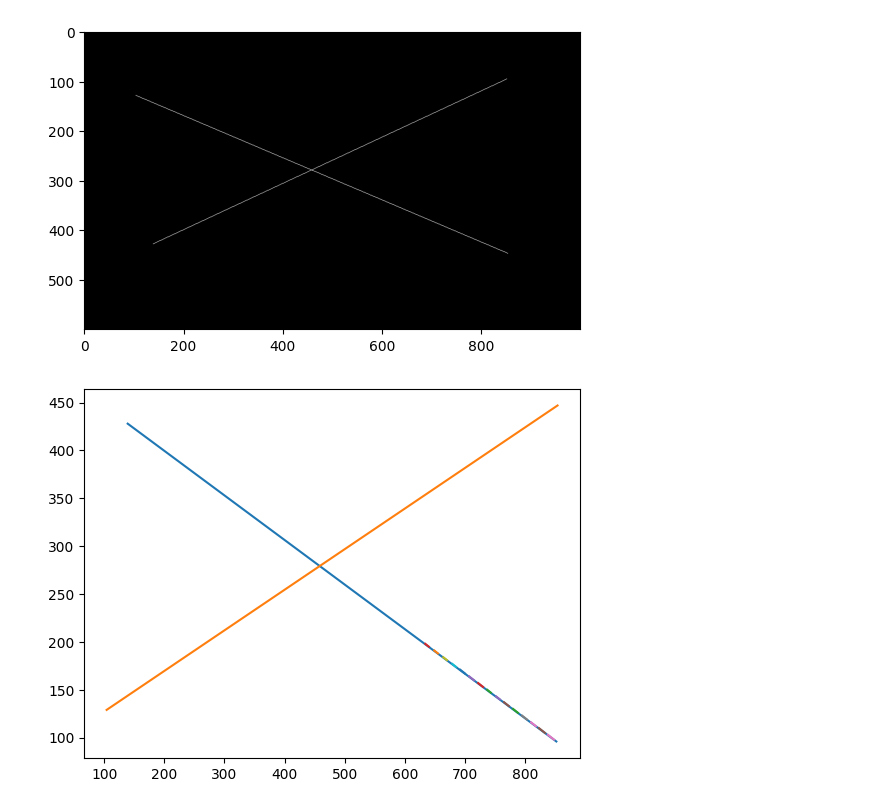
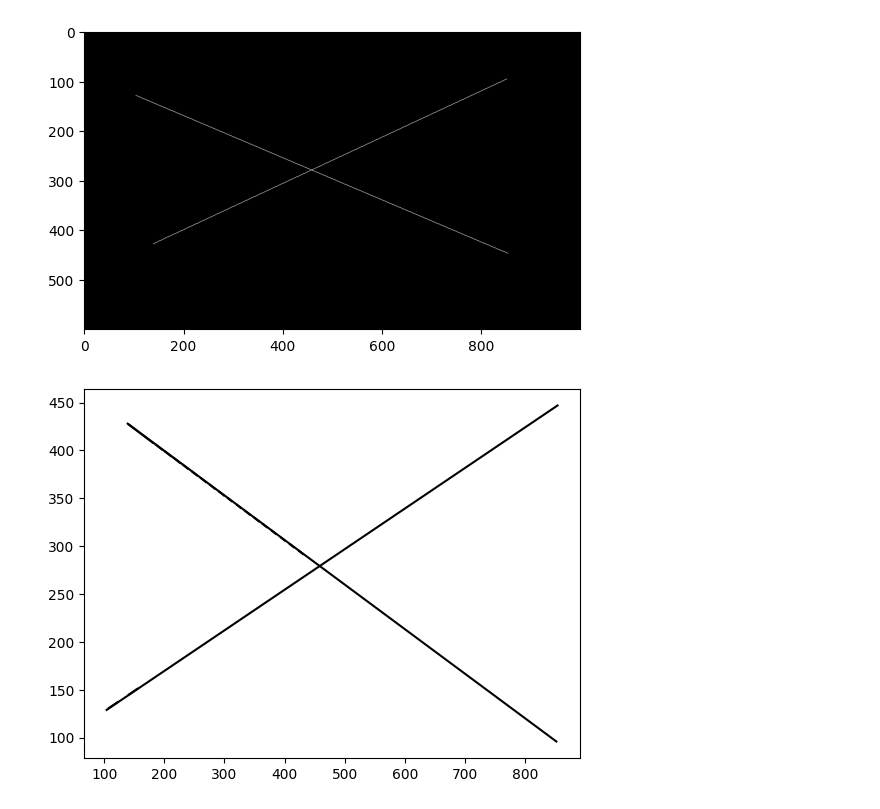
Before and after one commit to danschnurp/kiv-zvi, a Jupyter notebook: 07/ht1.ipynb, the cells around one changed output. Saved outputs shown, nothing was run; the diff lists cells and outputs as text; code cells hidden in the pictures.

```diff
--- a/07/ht1.ipynb
+++ b/07/ht1.ipynb
@@ -13,15 +14,15 @@ plt.imshow(img, cmap='gray')
 # %%
 '''
 Try Hough in scikit and visualize hough accumulator
 '''
 tested_angles = np.linspace(-np.pi / 2, np.pi / 2, 360)
 lines = probabilistic_hough_line(img, threshold=10, line_length=5,
                                  line_gap=3)
 for line in lines:
     p0, p1 = line
-    plt.plot((p0[0], p1[0]), (p0[1], p1[1]))
+    plt.plot((p0[0], p1[0]), (p0[1], p1[1]), color="black")
 # %% [output]
-[figure, old version]
+[figure, new version]
 # %%
 '''
  Hough line in opencv
```
Also changed, not shown: parts of 2 cells of this notebook, 1 other file.
